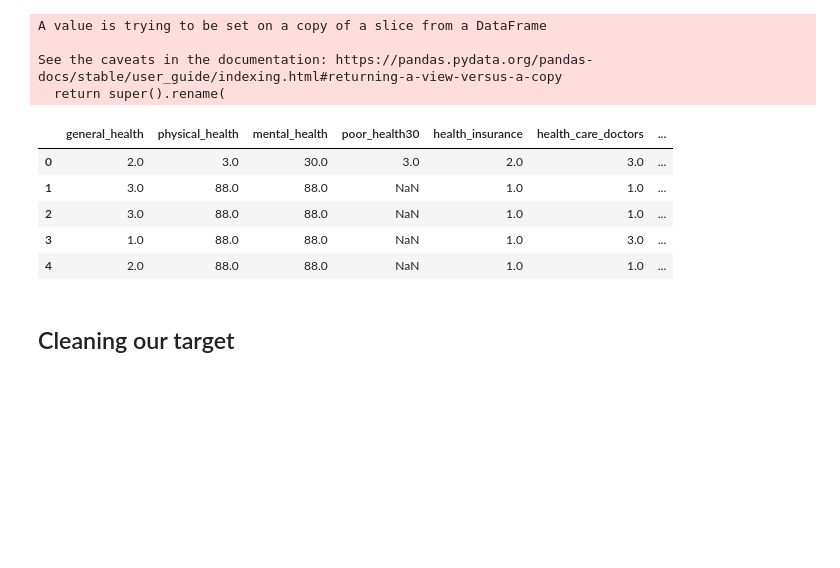
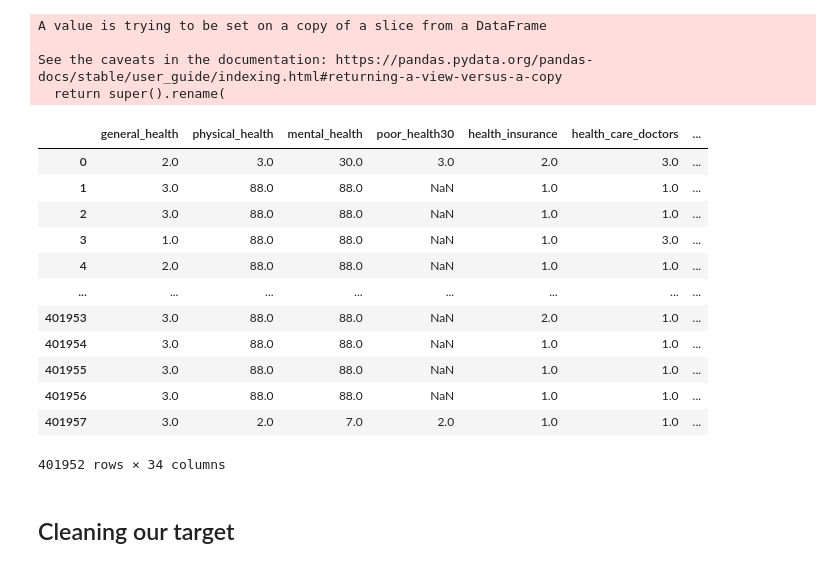
Before and after one commit to xiaohua-su/Heart_Disease, a Jupyter notebook: Heart_disease_eda.ipynb, the cells around one changed output. Cells and saved outputs as stored; diff of their text form; code cells hidden in the pictures; blank space fills up the shorter version.

```diff
--- a/Heart_disease_eda.ipynb
+++ b/Heart_disease_eda.ipynb
@@ -243,7 +243,6 @@ heart_df.rename(columns = { 'genhlth': 'general_health',
                            'usenow3':'smokeless_tobacco_products',
                            'alcday5':'alcohol_consumption_30',
                            'hivrisk5':'high_risk_situations',
-                           'ecigaret':'e_ciagrette',
                            'cvdcrhd4':'coronary_heart_disease',
                            'cvdinfr4':'heart_attack',
                           }, inplace = True)
@@ -253,14 +252,21 @@ A value is trying to be set on a copy of a slice from a DataFrame
 See the caveats in the documentation: https://pandas.pydata.org/pandas-docs/stable/user_guide/indexing.html#returning-a-view-versus-a-copy
   return super().rename(
 # %%
-heart_df.head()
+heart_df
 # %% [output]
 |  | general_health | physical_health | mental_health | poor_health30 | health_insurance | health_care_doctors | ... |
 | 0 | 2.0 | 3.0 | 30.0 | 3.0 | 2.0 | 3.0 | ... |
 | 1 | 3.0 | 88.0 | 88.0 | NaN | 1.0 | 1.0 | ... |
 | 2 | 3.0 | 88.0 | 88.0 | NaN | 1.0 | 1.0 | ... |
 | 3 | 1.0 | 88.0 | 88.0 | NaN | 1.0 | 3.0 | ... |
 | 4 | 2.0 | 88.0 | 88.0 | NaN | 1.0 | 1.0 | ... |
+| ... | ... | ... | ... | ... | ... | ... | ... |
+| 401953 | 3.0 | 88.0 | 88.0 | NaN | 2.0 | 1.0 | ... |
+| 401954 | 3.0 | 88.0 | 88.0 | NaN | 1.0 | 1.0 | ... |
+| 401955 | 3.0 | 88.0 | 88.0 | NaN | 1.0 | 1.0 | ... |
+| 401956 | 3.0 | 88.0 | 88.0 | NaN | 1.0 | 1.0 | ... |
+| 401957 | 3.0 | 2.0 | 7.0 | 2.0 | 1.0 | 1.0 | ... |
+401952 rows × 34 columns
 # %% [markdown]
 ## Cleaning our target
 # %% [markdown]
```
Also changed, not shown: parts of 26 cells of this notebook, 1 other file.
